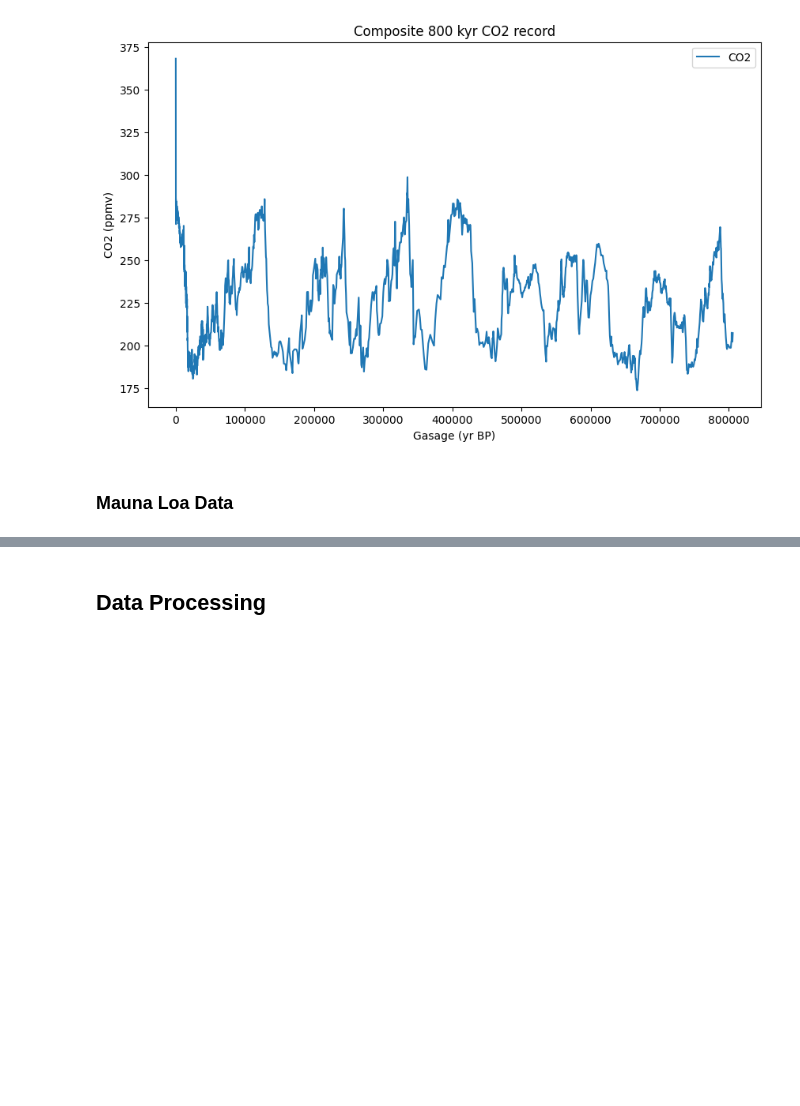
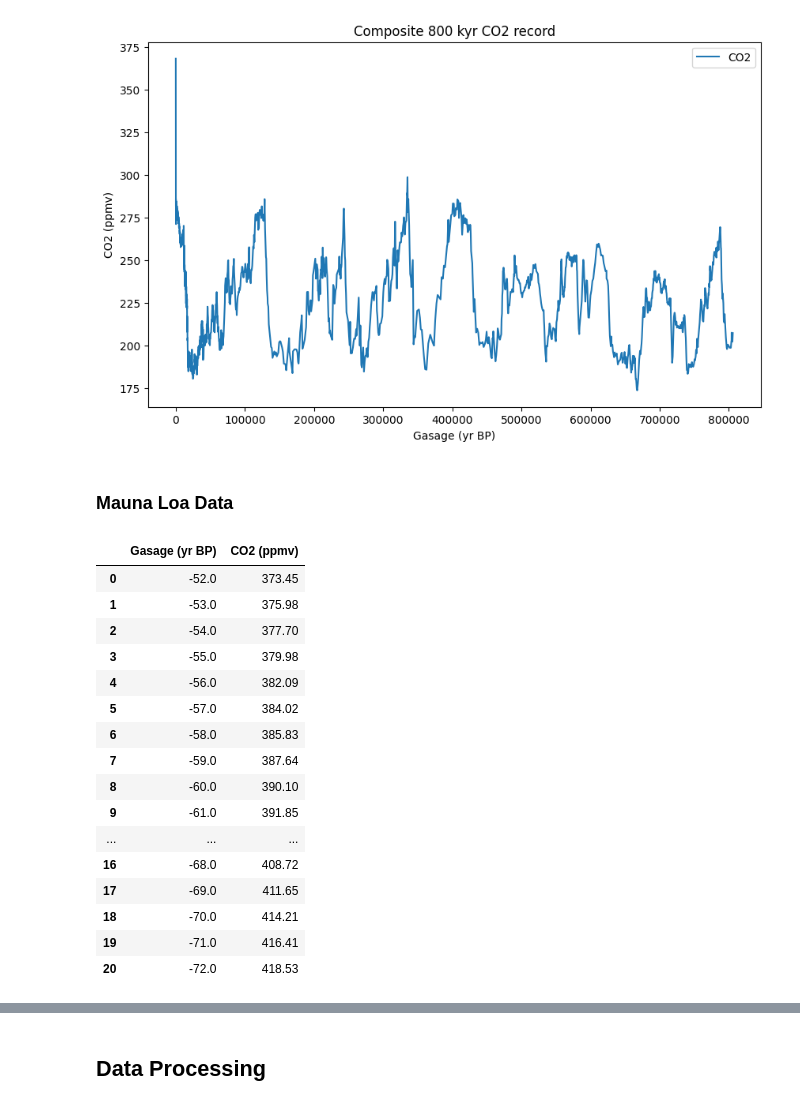
Before and after one commit to claretubs/paleo-present-climate-data, a Jupyter notebook: project.ipynb, the cells around one changed output, grey strips where cells are left out. Cells and saved outputs as stored; diff of their text form; code cells hidden in the pictures; blank space fills up the shorter version.

```diff
--- a/project.ipynb
+++ b/project.ipynb
@@ -44,4 +48,27 @@ mauna_loa_data['Gasage (yr BP)'] = reference_year - mauna_loa_data['year']
 # %%
 # Rename column to match CO2 dataset.
 # https://stackoverflow.com/questions/46066685/rename-the-column-inside-csv-file
 mauna_loa_data = mauna_loa_data.rename(columns=({'mean':'CO2 (ppmv)'}))
+
+# Extract relevant columns.
+mlo_data = mauna_loa_data[['Gasage (yr BP)', 'CO2 (ppmv)']]
+
+mlo_data
+# %% [output]
+|  | Gasage (yr BP) | CO2 (ppmv) |
+| 0 | -52.0 | 373.45 |
+| 1 | -53.0 | 375.98 |
+| 2 | -54.0 | 377.70 |
+| 3 | -55.0 | 379.98 |
+| 4 | -56.0 | 382.09 |
+| 5 | -57.0 | 384.02 |
+| 6 | -58.0 | 385.83 |
+| 7 | -59.0 | 387.64 |
+| 8 | -60.0 | 390.10 |
+| 9 | -61.0 | 391.85 |
+| ... | ... | ... |
+| 16 | -68.0 | 408.72 |
+| 17 | -69.0 | 411.65 |
+| 18 | -70.0 | 414.21 |
+| 19 | -71.0 | 416.41 |
+| 20 | -72.0 | 418.53 |
```
Also changed, not shown: parts of 8 cells of this notebook.
